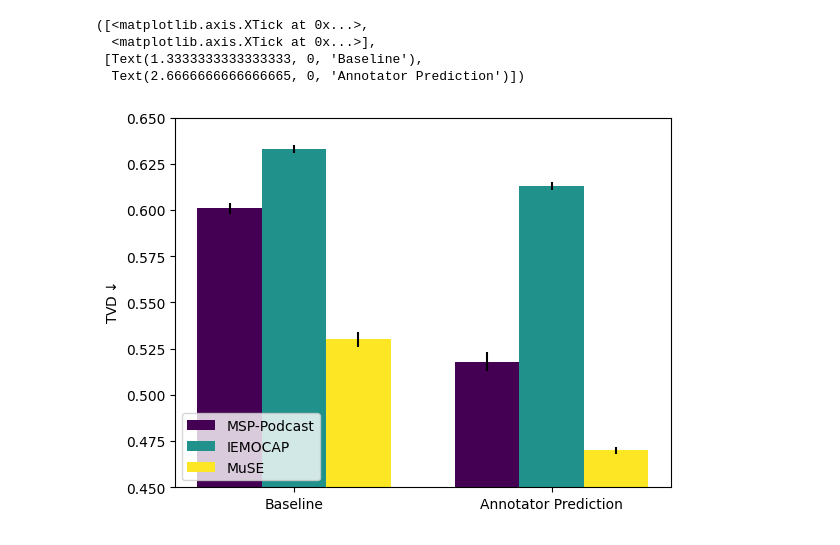
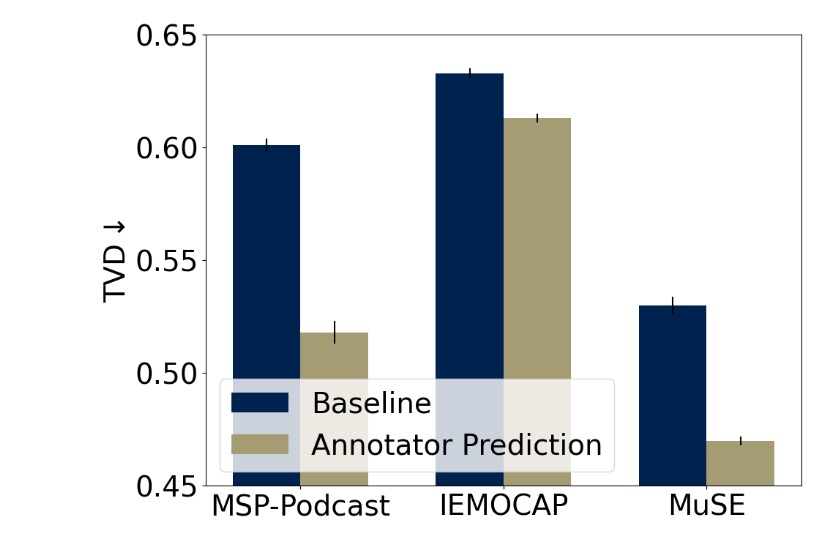
Before and after one commit to chailab-umich/ModelingIndividualEvaluators, a Jupyter notebook: poster/poster_results.ipynb, the cells around one changed output. Cells and saved outputs as stored; diff of their text form; code cells hidden in the pictures.

```diff
--- a/poster/poster_results.ipynb
+++ b/poster/poster_results.ipynb
@@ -8,6 +8,9 @@ mt_stds = [.001,.001,.005,.005]
 # %%
 import matplotlib.pyplot as plt
 import matplotlib
+font = {'size'   : 28}
+matplotlib.rc('font', **font)
+
 # JSD looks bad included on the plot -- skip
 if len(score_metrics) == 4:
     remove_jsd = lambda x: [x[0]] + x[2:]
@@ -18,17 +21,20 @@ if len(score_metrics) == 4:
     mt_stds = remove_jsd(mt_stds)
 
 cmap = matplotlib.colormaps['viridis']
-cmap_max = len(score_metrics)-1
+cmap_max = 2.5
 cmap_min = 0
 rescale = lambda index: (index - cmap_min) / (cmap_max - cmap_min)
 for i, metric in enumerate(score_metrics):
     scores = [baseline_scores[i], mt_scores[i]]
     stds = [baseline_stds[i], mt_stds[i]]
-    increment = i * 0.25
-    plt.bar([1+increment, 2.25+increment], scores, width=0.25, yerr=stds, label=metric, color=cmap(rescale(i)))
+    increment = i * 0.5
+    plt.bar([1+increment, 2.5+increment], scores, width=0.5, yerr=stds, label=metric, color=cmap(rescale(i*2)))
 # tvd_scores = [baseline_scores[0], mt_scores[0]]
 # plt.bar([1,2,3,4], baseline_scores, label='baseline')
-plt.legend(loc='upper left')
+plt.legend(loc='lower left')
 plt.ylim(0.45,.750)
-plt.xticks([1.25,2.5], labels=['Baseline', 'Annotator Prediction'])
+plt.xticks([1.25,2.75], labels=['Baseline', 'Annotator Prediction'])
+plt.ylabel(r'CCC')
+plt.gcf().set_size_inches(10.5,8)
+plt.savefig('./figures/ccc_results.png', bbox_inches='tight')
 # %% [output]
@@ -74,25 +84,26 @@ mt_stds = [0.005, 0.002, 0.002]
 # %%
 import matplotlib.pyplot as plt
 import matplotlib
 
-cmap = matplotlib.colormaps['viridis']
-cmap_max = len(datasets)-1
+cmap = matplotlib.colormaps['cividis']
+# cmap =
+cmap_max = 1.5
 cmap_min = 0
 rescale = lambda index: (index - cmap_min) / (cmap_max - cmap_min)
-for i, dataset in enumerate(datasets):
-    scores = [baseline_scores[i], mt_scores[i]]
-    stds = [baseline_stds[i], mt_stds[i]]
-    increment = i * 1/3
-    plt.bar([1+increment, 2+(1/3)+increment], scores, width=1/3, yerr=stds, label=dataset, color=cmap(rescale(i)))
+score_l = [baseline_scores, mt_scores]
+std_l = [baseline_stds, mt_stds]
+for i in range(2):
+    scores = score_l[i]
+    stds = std_l[i]
+    increment = i * 0.5
+    plt.bar([1+increment, 2.5+increment, 4+increment], scores, width=0.5, yerr=stds, label='Baseline' if i == 0 else 'Annotator Prediction', color=cmap(rescale(i)))
 # tvd_scores = [baseline_scores[0], mt_scores[0]]
 # plt.bar([1,2,3,4], baseline_scores, label='baseline')
 plt.legend(loc='lower left')
 plt.ylim(0.45,.65)
 plt.ylabel(r'TVD$\downarrow$')
-plt.xticks([1+(1/3),2.5+(1/6)], labels=['Baseline', 'Annotator Prediction'])
+plt.xticks([1.25,2.75,4.25], labels=['MSP-Podcast', 'IEMOCAP', 'MuSE'])
+plt.gcf().set_size_inches(10.5,8)
+plt.savefig('./figures/cross_corpus_results.png', bbox_inches='tight')
 # %% [output]
-([<matplotlib.axis.XTick at 0x...>,
-  <matplotlib.axis.XTick at 0x...>],
- [Text(1.3333333333333333, 0, 'Baseline'),
-  Text(2.6666666666666665, 0, 'Annotator Prediction')])
-[figure, old version]
+[figure, new version]
```
Also changed, not shown: parts of 3 cells of this notebook, 11 other files.
